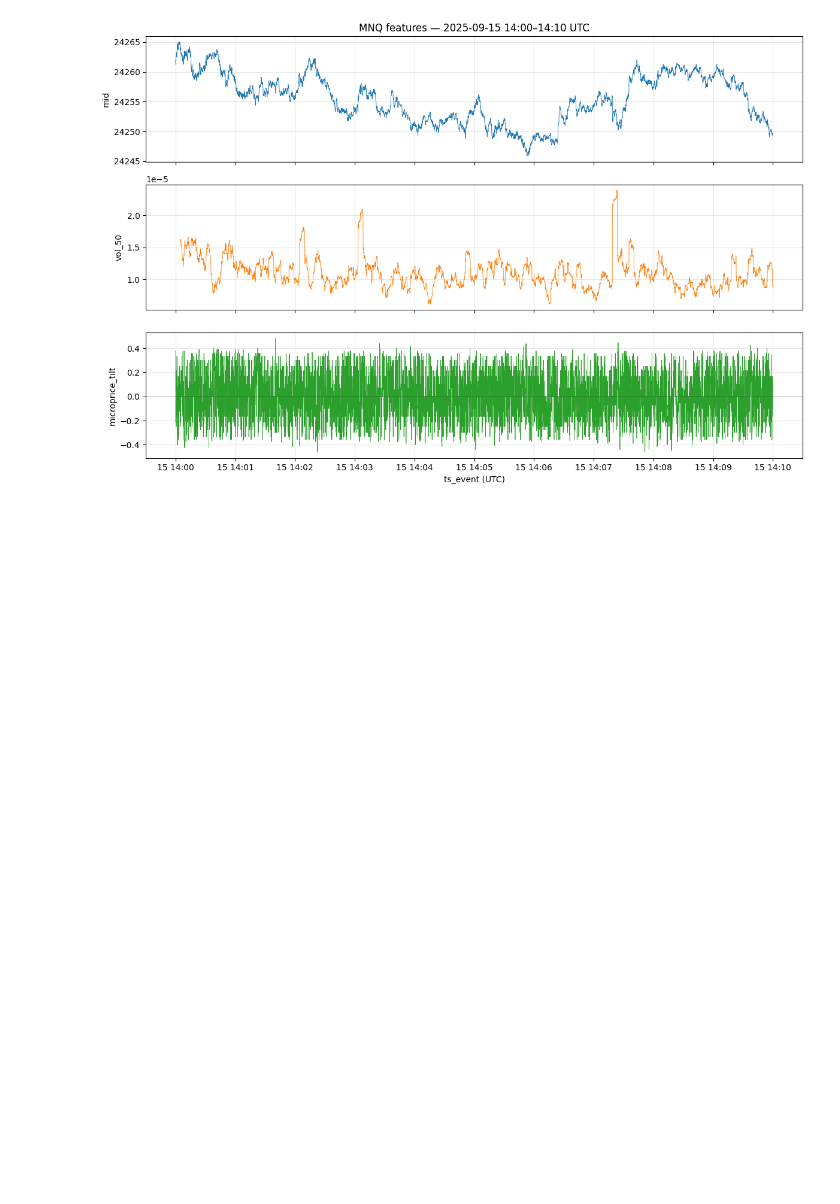
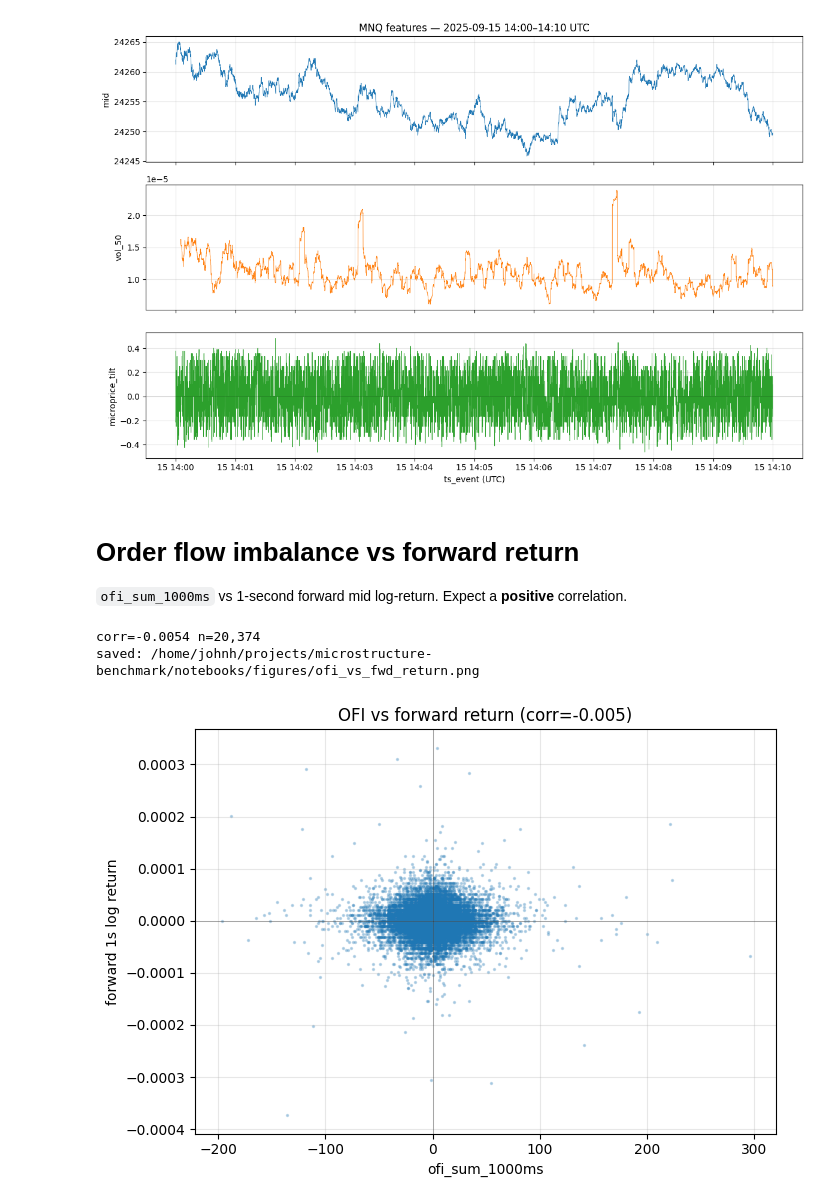
Before and after one commit to johnhawver/microstructure-benchmark, a Jupyter notebook: notebooks/02_features.ipynb, the cells around one changed output. Cells and saved outputs as stored; diff of their text form; code cells hidden in the pictures; blank space fills up the shorter version.

Commit message:
feat: order flow imbalance feature

```diff
--- a/notebooks/02_features.ipynb
+++ b/notebooks/02_features.ipynb
@@ -49,3 +49,42 @@ plt.show()
 # %% [output]
 saved: /home/johnh/projects/microstructure-benchmark/notebooks/figures/features_10min.png
 [figure]
+# %% [markdown]
+# Order flow imbalance vs forward return
+
+`ofi_sum_1000ms` vs 1-second forward mid log-return. Expect a **positive** correlation.
+# %%
+import numpy as np
+
+lf = pl.scan_parquet("data/parquet/mnq_bars100ms_2025-09-15.parquet")
+df = (
+    lf.with_columns(
+        (pl.col("mid").shift(-10) / pl.col("mid")).log().alias("fwd_ret_1s")
+    )
+    .select(["ofi_sum_1000ms", "fwd_ret_1s"])
+    .drop_nulls()
+    .collect()
+)
+step = max(1, df.height // 20_000)
+plot = df[::step]
+corr = np.corrcoef(plot["ofi_sum_1000ms"].to_numpy(), plot["fwd_ret_1s"].to_numpy())[0, 1]
+print(f"corr={corr:.4f} n={plot.height:,}")
+
+fig, ax = plt.subplots(figsize=(7, 5))
+ax.scatter(plot["ofi_sum_1000ms"], plot["fwd_ret_1s"], s=2, alpha=0.25)
+ax.set_xlabel("ofi_sum_1000ms")
+ax.set_ylabel("forward 1s log return")
+ax.set_title(f"OFI vs forward return (corr={corr:.3f})")
+ax.axhline(0, color="k", lw=0.5, alpha=0.4)
+ax.axvline(0, color="k", lw=0.5, alpha=0.4)
+ax.grid(True, alpha=0.3)
+fig.tight_layout()
+out = Path("notebooks/figures/ofi_vs_fwd_return.png")
+out.parent.mkdir(parents=True, exist_ok=True)
+fig.savefig(out, dpi=120)
+print("saved:", out.resolve())
+plt.show()
+# %% [output]
+corr=-0.0054 n=20,374
+saved: /home/johnh/projects/microstructure-benchmark/notebooks/figures/ofi_vs_fwd_return.png
+[figure, added]
```
Also changed, not shown: 4 other files.
